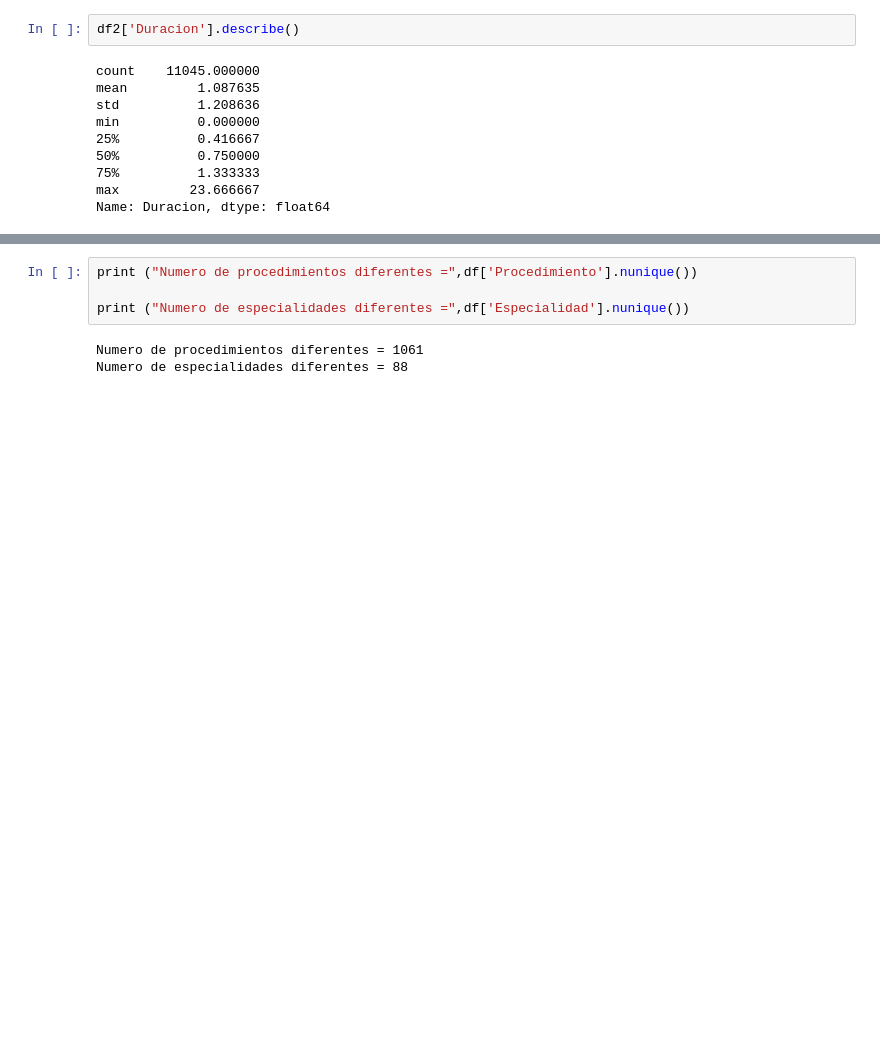
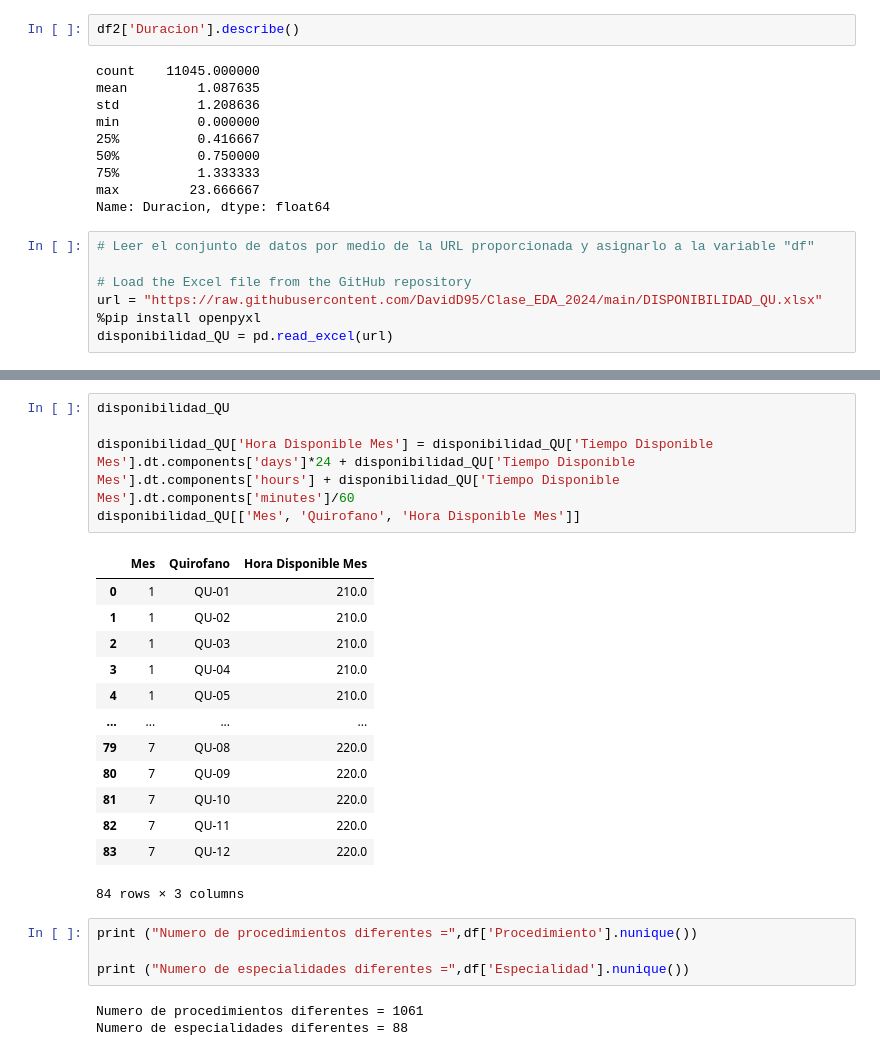
Before and after one commit to DavidD95/Clase_ADA_2024, a Jupyter notebook: Proyecto_ClaseEDA copy.ipynb, the cells around one changed output, grey strips where cells are left out. Cells and saved outputs as stored; diff of their text form; blank space fills up the shorter version.

```diff
--- a/Proyecto_ClaseEDA copy.ipynb
+++ b/Proyecto_ClaseEDA copy.ipynb
@@ -422,3 +422,10 @@ min          0.000000
 75%          1.333333
 max         23.666667
 Name: Duracion, dtype: float64
+# %%
+# Leer el conjunto de datos por medio de la URL proporcionada y asignarlo a la variable "df"
+
+# Load the Excel file from the GitHub repository
+url = "https://raw.githubusercontent.com/DavidD95/Clase_EDA_2024/main/DISPONIBILIDAD_QU.xlsx"
+%pip install openpyxl
+disponibilidad_QU = pd.read_excel(url)
@@ -425,3 +436,22 @@ Name: Duracion, dtype: float64
+# %%
+disponibilidad_QU
+
+disponibilidad_QU['Hora Disponible Mes'] = disponibilidad_QU['Tiempo Disponible Mes'].dt.components['days']*24 + disponibilidad_QU['Tiempo Disponible Mes'].dt.components['hours'] + disponibilidad_QU['Tiempo Disponible Mes'].dt.components['minutes']/60
+disponibilidad_QU[['Mes', 'Quirofano', 'Hora Disponible Mes']]
+# %% [output]
+|  | Mes | Quirofano | Hora Disponible Mes |
+| 0 | 1 | QU-01 | 210.0 |
+| 1 | 1 | QU-02 | 210.0 |
+| 2 | 1 | QU-03 | 210.0 |
+| 3 | 1 | QU-04 | 210.0 |
+| 4 | 1 | QU-05 | 210.0 |
+| ... | ... | ... | ... |
+| 79 | 7 | QU-08 | 220.0 |
+| 80 | 7 | QU-09 | 220.0 |
+| 81 | 7 | QU-10 | 220.0 |
+| 82 | 7 | QU-11 | 220.0 |
+| 83 | 7 | QU-12 | 220.0 |
+84 rows × 3 columns
 # %%
 print ("Numero de procedimientos diferentes =",df['Procedimiento'].nunique())
 
```
Also changed, not shown: parts of 1 cell of this notebook.
